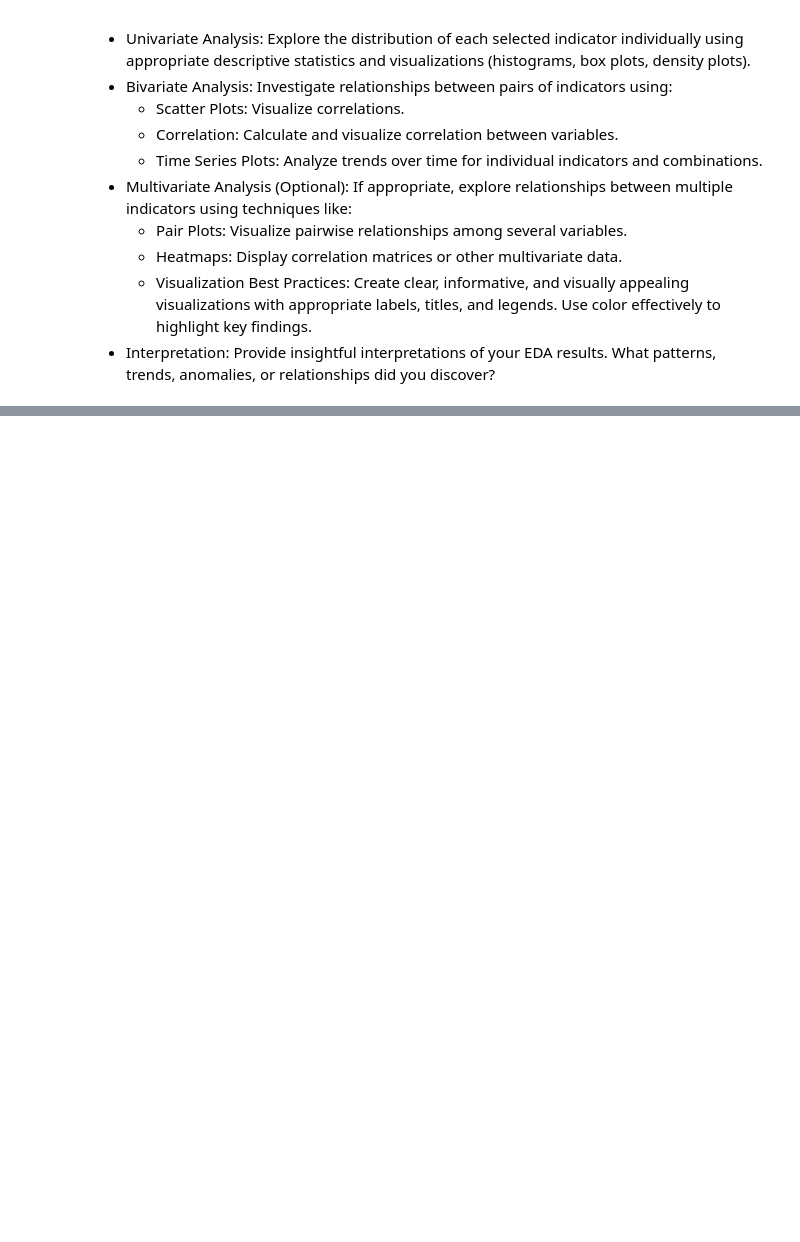
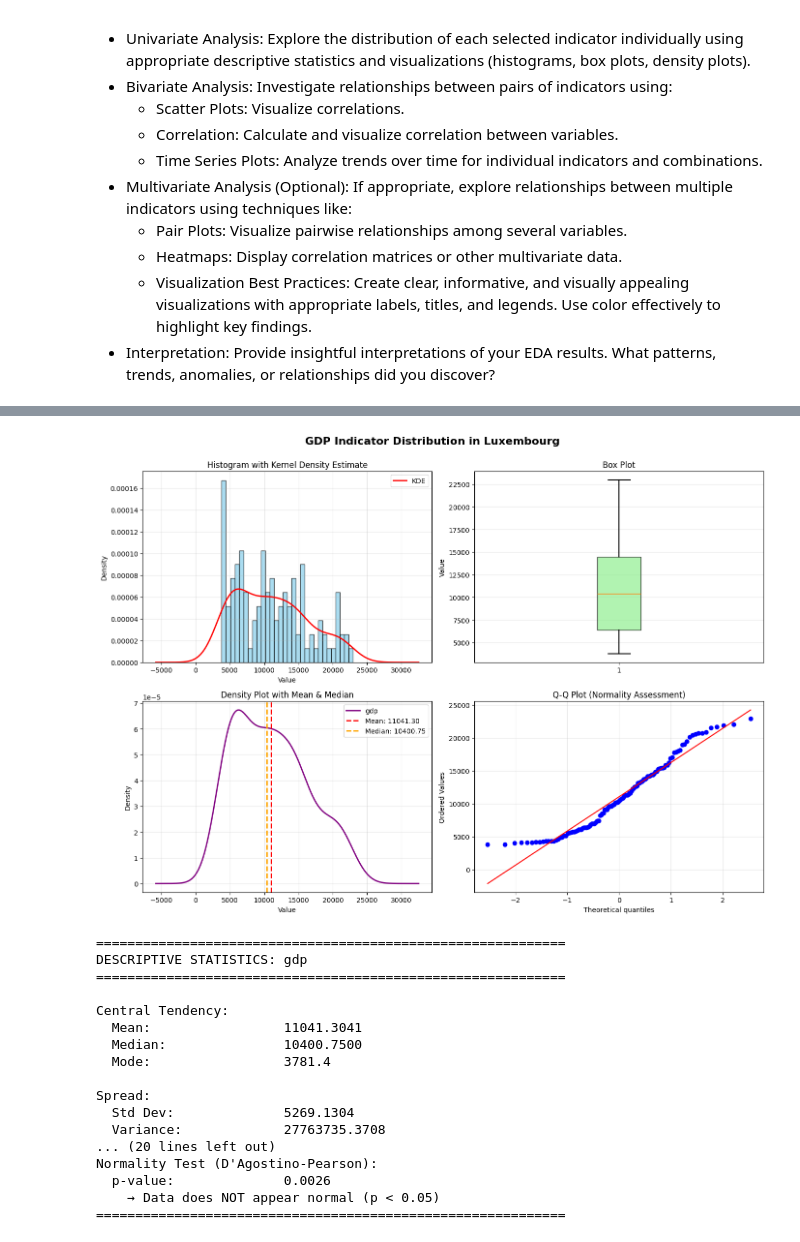
Before and after one commit to SexomQ/ExploratoryDataAnalysis, a Jupyter notebook: EuropeanDevelopmentIndicatorsAcquisition.ipynb, the cells around one changed output, grey strips where cells are left out. Drawn from its saved outputs; the diff is of its cells as text; code cells hidden in the pictures; blank space fills up the shorter version.

```diff
--- a/EuropeanDevelopmentIndicatorsAcquisition.ipynb
+++ b/EuropeanDevelopmentIndicatorsAcquisition.ipynb
@@ -689,0 +866,22 @@ trends, anomalies, or relationships did you discover?
+# %%
+# Analysis of the GDP indicator distribution
+gdp_stats = explore_indicator_distribution(cleaned_indicators['gdp'], 'gdp', title='GDP Indicator Distribution in Luxembourg')
+# %% [output]
+[figure, added]
+============================================================
+DESCRIPTIVE STATISTICS: gdp
+============================================================
+
+Central Tendency:
+  Mean:                 11041.3041
+  Median:               10400.7500
+  Mode:                 3781.4
+
+Spread:
+  Std Dev:              5269.1304
+  Variance:             27763735.3708
+... (20 lines left out)
+Normality Test (D'Agostino-Pearson):
+  p-value:              0.0026
+    → Data does NOT appear normal (p < 0.05)
+============================================================
```
Also changed, not shown: parts of 29 cells of this notebook.
